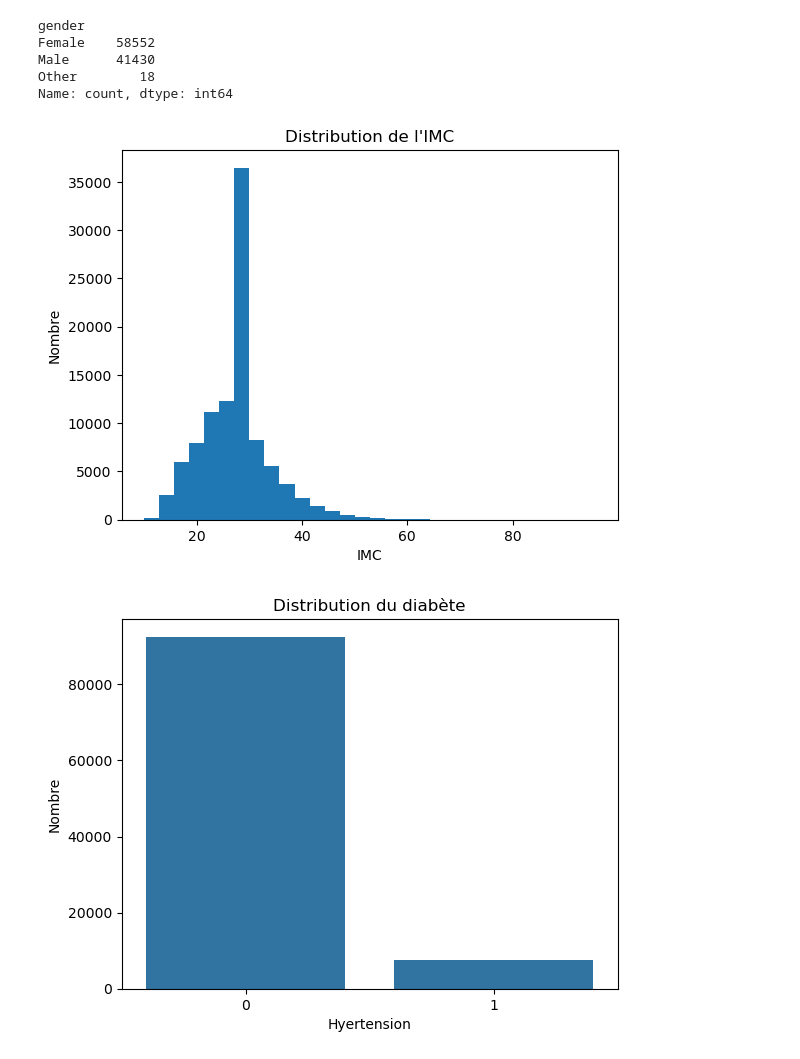
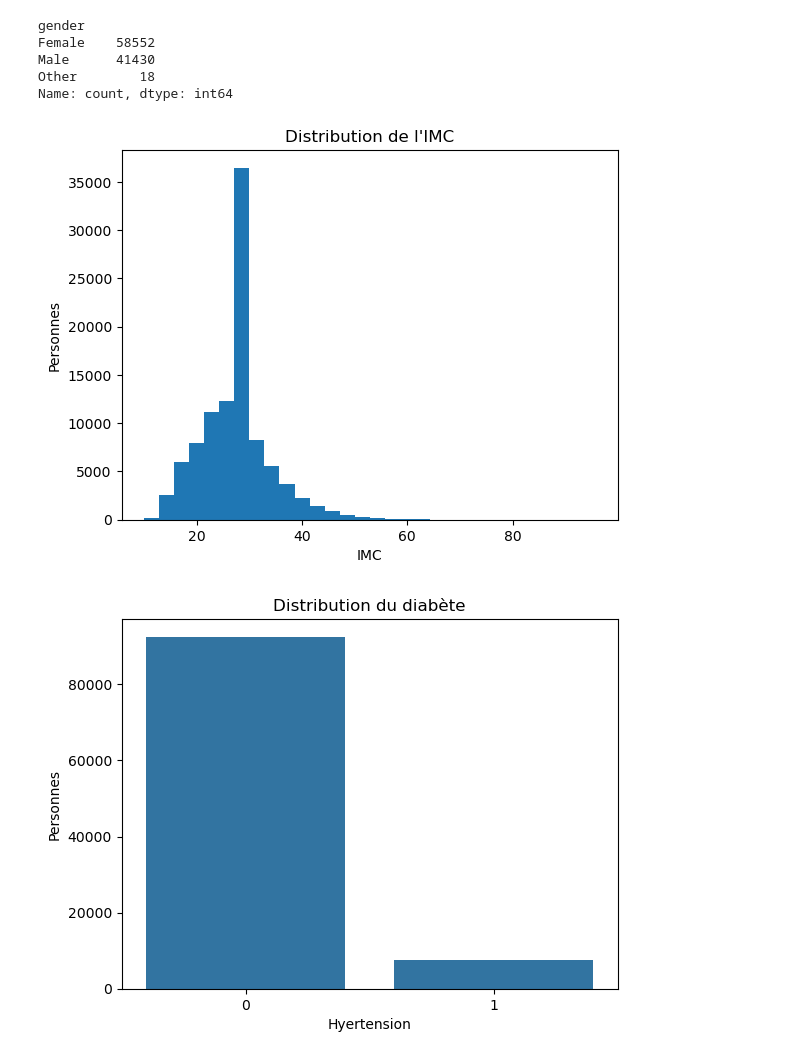
Before and after one commit to Ghiles-bia16/diabete_intelligent, a Jupyter notebook: EDA.ipynb, the cells around one changed output. Cells and saved outputs as stored; diff of their text form; code cells hidden in the pictures.

```diff
--- a/EDA.ipynb
+++ b/EDA.ipynb
@@ -69,19 +69,19 @@ Name: count, dtype: int64
 # %%
 plt.hist(df['bmi'], bins=30)
 plt.title("Distribution de l'IMC")
 plt.xlabel('IMC')
-plt.ylabel('Nombre')
+plt.ylabel('Personnes')
 plt.show()
 # %% [output]
-[figure, old version]
+[figure, new version]
 # %%
 sns.countplot(x='hypertension', data=df)
 plt.title("Distribution du diabète")
 plt.xlabel('Hyertension')
-plt.ylabel('Nombre')
+plt.ylabel('Personnes')
 plt.show()
 # %% [output]
-[figure, old version]
+[figure, new version]
 # %%
 sns.countplot(x='heart_disease', data=df)
 plt.title("Distribution des maladies cardiaque")
```
Also changed, not shown: parts of 10 cells of this notebook.
